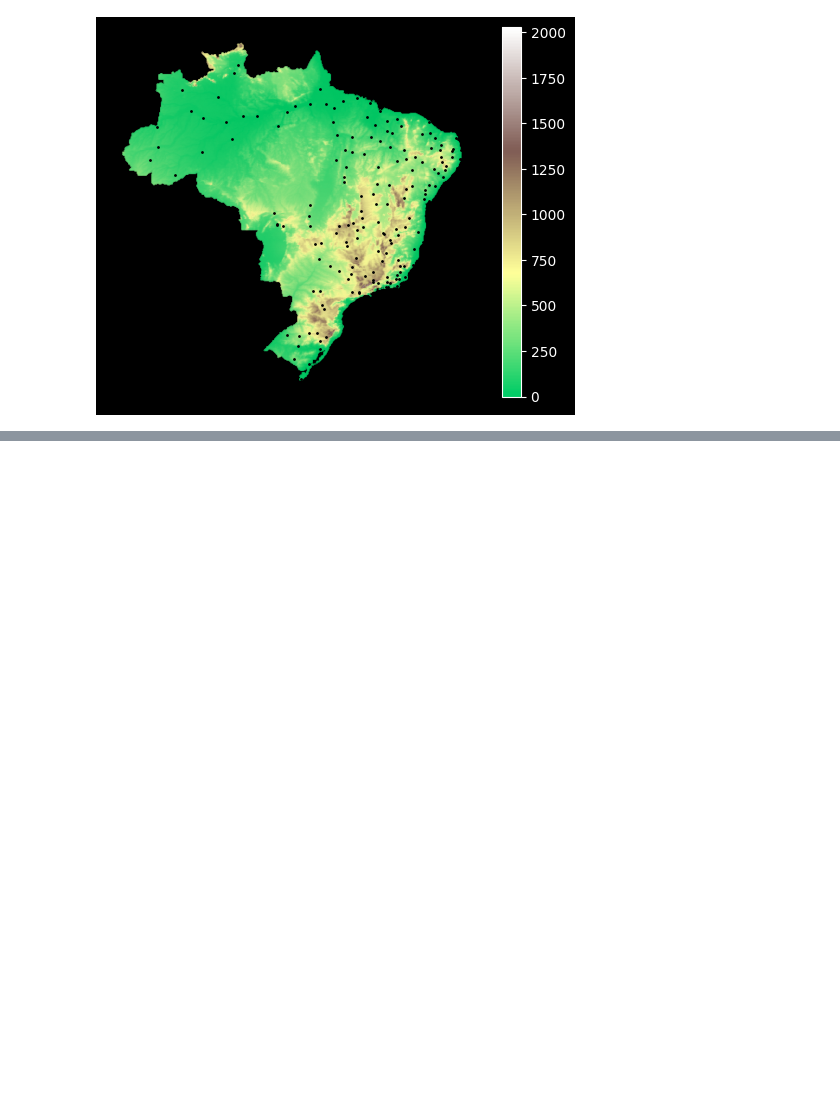
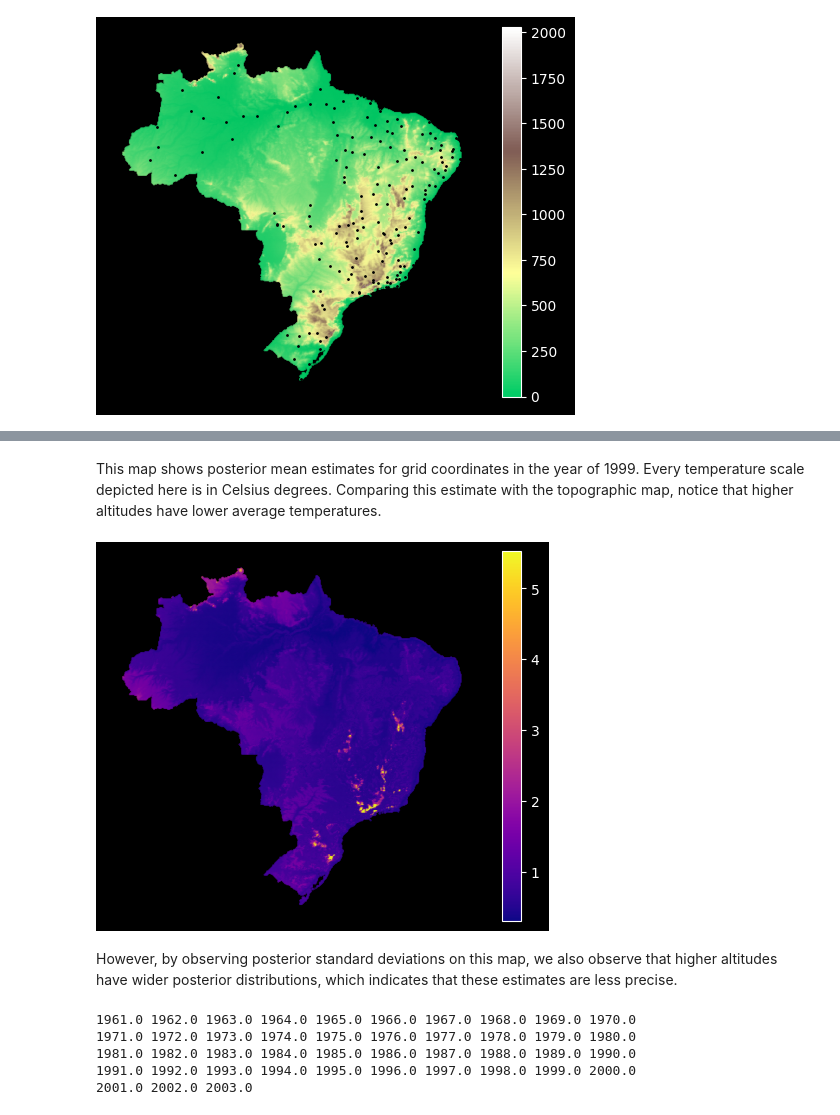
Before and after one commit to ggarciapato/temperatura, a Jupyter notebook: ipynb/explore.ipynb, the cells around one changed output, grey strips where cells are left out. Drawn from its saved outputs; the diff is of its cells as text; code cells hidden in the pictures; blank space fills up the shorter version.

```diff
--- a/ipynb/explore.ipynb
+++ b/ipynb/explore.ipynb
@@ -169,0 +197,42 @@ seasons_pd.reset_index()
+# %% [markdown]
+This map shows posterior mean estimates for grid coordinates in the year of 1999.
+Every temperature scale depicted here is in Celsius degrees.
+Comparing this estimate with the topographic map, notice that higher altitudes have lower average temperatures.
+# %%
+ax = mapa_gp.plot(
+    column='year_mean_sdev', legend=True, markersize=.1, cmap='plasma'
+)
+of = plt.axis('off')
+plt.savefig('out/test_deviations.png')
+# %% [output]
+[figure, added]
+# %% [markdown]
+However, by observing posterior standard deviations on this map,
+we also observe that higher altitudes have wider posterior distributions,
+which indicates that these estimates are less precise.
+# %%
+#  lets estimate different regressions by year
+_gprs = {}
+_pds = []
+
+for year, df in seasons_pd.groupby(level=5):
+    print(year, end='\n' if not year % 10 else ' ')
+    estimator = GPREstimator(df)
+    estimator.optimize(num_iters=1000)
+    estimator.predict(grid)
+    _gprs[year] = estimator
+    y_pd = estimator.estimates.set_index(
+        list(estimator.estimates.columns[:3])
+    )
+    y_pd = y_pd.rename(columns=lambda x: f'{x}_{int(year)}')
+    _pds.append(y_pd)
+
+years_pd = pd.concat(_pds, axis=1)
+
+years_pd.to_csv('data/yearly_estimates.csv', index=True)
+# %% [output]
+1961.0 1962.0 1963.0 1964.0 1965.0 1966.0 1967.0 1968.0 1969.0 1970.0
+1971.0 1972.0 1973.0 1974.0 1975.0 1976.0 1977.0 1978.0 1979.0 1980.0
+1981.0 1982.0 1983.0 1984.0 1985.0 1986.0 1987.0 1988.0 1989.0 1990.0
+1991.0 1992.0 1993.0 1994.0 1995.0 1996.0 1997.0 1998.0 1999.0 2000.0
+2001.0 2002.0 2003.0
```
Also changed, not shown: parts of 9 cells of this notebook, 4 other files.
